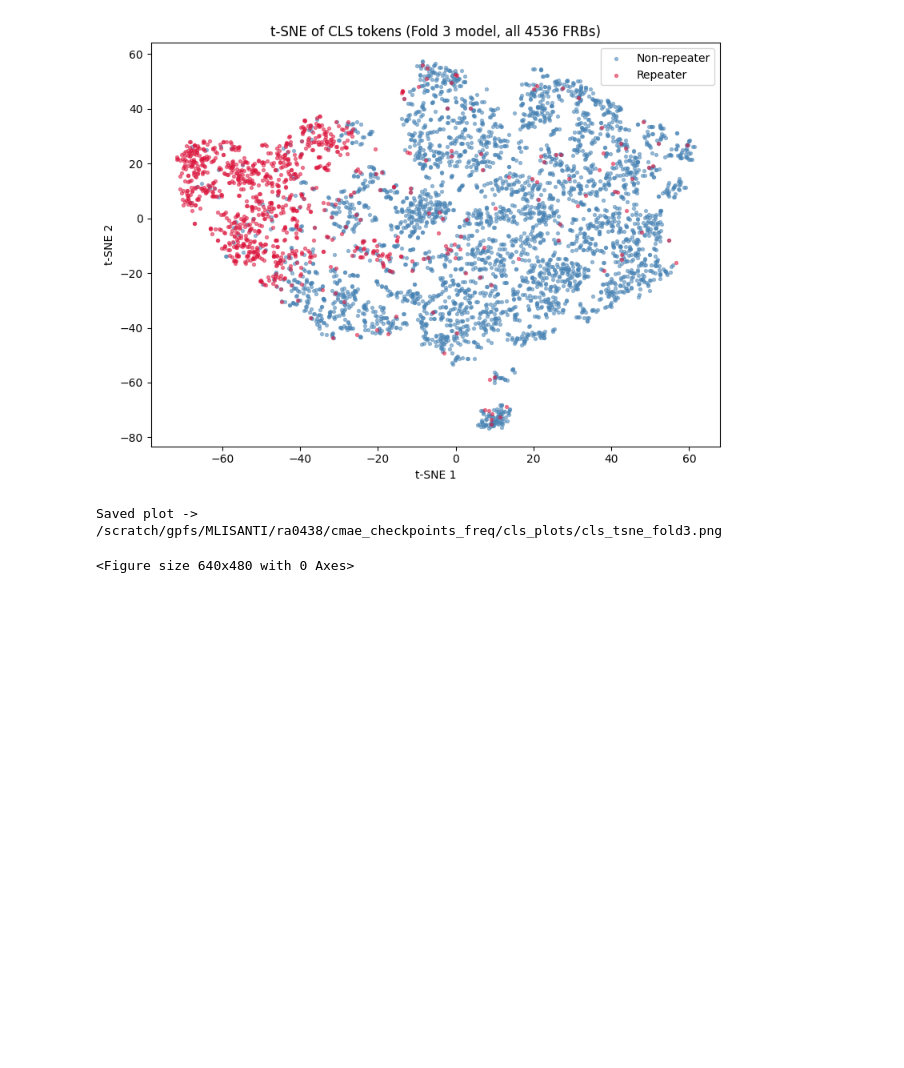
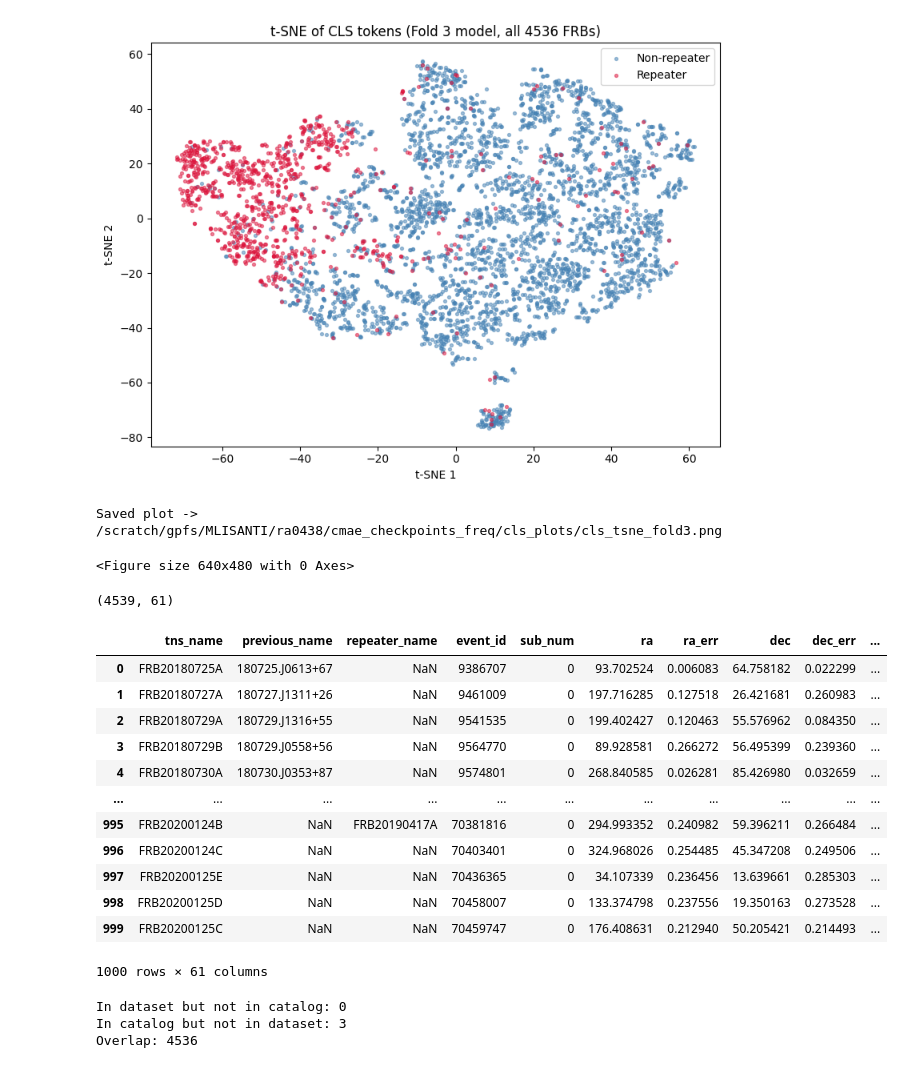
Before and after one commit to rtenacity/chime-catalog-two-analysis, a Jupyter notebook: get_corr.ipynb, the cells around one changed output. Saved outputs shown, nothing was run; the diff lists cells and outputs as text; code cells hidden in the pictures; blank space fills up the shorter version.

```diff
--- a/get_corr.ipynb
+++ b/get_corr.ipynb
@@ -593,0 +596,37 @@ tsne_csv_path = os.path.join(OUTPUT_DIR, f"cls_tsne_fold{FOLD_IDX}.csv")
+# %%
+cat = pd.read_csv(CATALOG_PATH, low_memory=False)
+cat["tns_name"] = cat["tns_name"].str.strip()
+
+n_subbursts = cat.groupby("tns_name").size().rename("n_subbursts")
+cat_main = cat[cat["sub_num"] == 0].merge(n_subbursts, on="tns_name")
+
+cat_main.shape
+# %% [output]
+(4539, 61)
+# %%
+cat_main.head(1000)
+# %% [output]
+|  | tns_name | previous_name | repeater_name | event_id | sub_num | ra | ra_err | dec | dec_err | ... |
+| 0 | FRB20180725A | 180725.J0613+67 | NaN | 9386707 | 0 | 93.702524 | 0.006083 | 64.758182 | 0.022299 | ... |
+| 1 | FRB20180727A | 180727.J1311+26 | NaN | 9461009 | 0 | 197.716285 | 0.127518 | 26.421681 | 0.260983 | ... |
+| 2 | FRB20180729A | 180729.J1316+55 | NaN | 9541535 | 0 | 199.402427 | 0.120463 | 55.576962 | 0.084350 | ... |
+| 3 | FRB20180729B | 180729.J0558+56 | NaN | 9564770 | 0 | 89.928581 | 0.266272 | 56.495399 | 0.239360 | ... |
+| 4 | FRB20180730A | 180730.J0353+87 | NaN | 9574801 | 0 | 268.840585 | 0.026281 | 85.426980 | 0.032659 | ... |
+| ... | ... | ... | ... | ... | ... | ... | ... | ... | ... | ... |
+| 995 | FRB20200124B | NaN | FRB20190417A | 70381816 | 0 | 294.993352 | 0.240982 | 59.396211 | 0.266484 | ... |
+| 996 | FRB20200124C | NaN | NaN | 70403401 | 0 | 324.968026 | 0.254485 | 45.347208 | 0.249506 | ... |
+| 997 | FRB20200125E | NaN | NaN | 70436365 | 0 | 34.107339 | 0.236456 | 13.639661 | 0.285303 | ... |
+| 998 | FRB20200125D | NaN | NaN | 70458007 | 0 | 133.374798 | 0.237556 | 19.350163 | 0.273528 | ... |
+| 999 | FRB20200125C | NaN | NaN | 70459747 | 0 | 176.408631 | 0.212940 | 50.205421 | 0.214493 | ... |
+1000 rows × 61 columns
+# %%
+keys_set = set(tsne_df["frb_id"])
+cat_set = set(cat_main["tns_name"])
+
+print("In dataset but not in catalog:", len(keys_set - cat_set))
+print("In catalog but not in dataset:", len(cat_set - keys_set))
+print("Overlap:", len(keys_set & cat_set))
+# %% [output]
+In dataset but not in catalog: 0
+In catalog but not in dataset: 3
+Overlap: 4536
```
Also changed, not shown: parts of 9 cells of this notebook, 1 other file.
